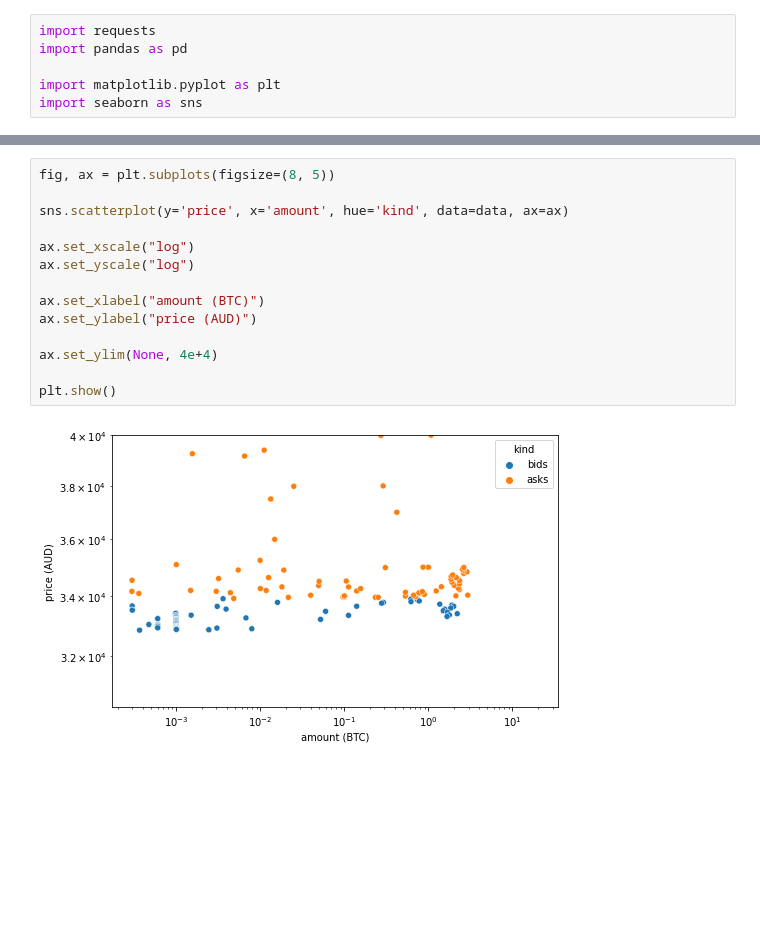
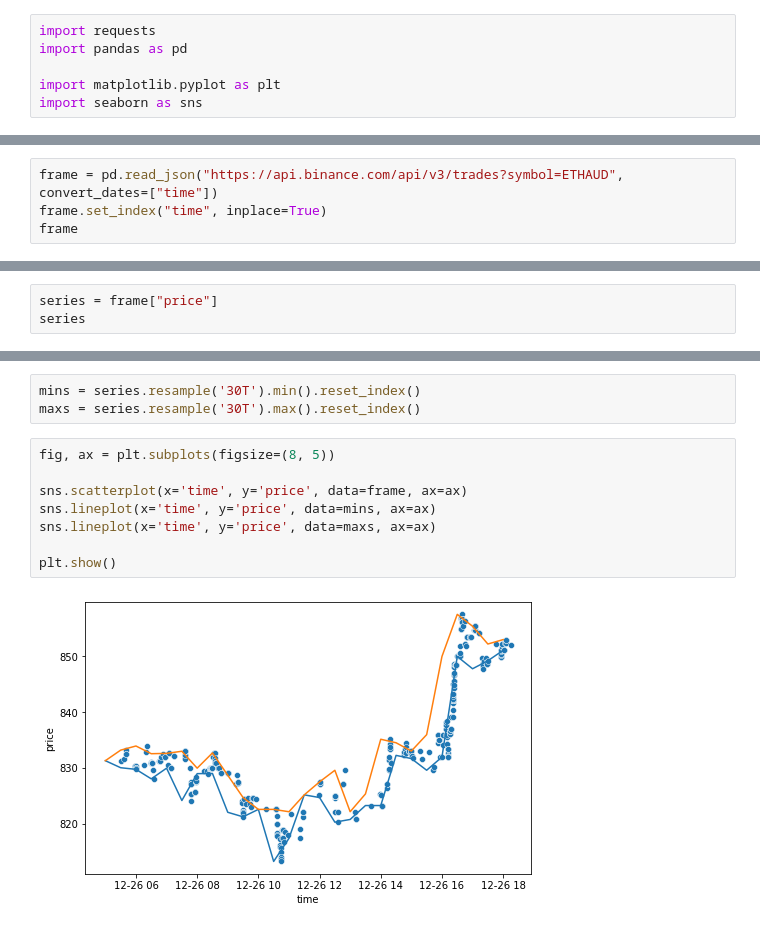
Before and after one commit to ltiao/machine-learning-pearls, a Jupyter notebook: scratch/binance api.ipynb, the cells around one changed output, grey strips where cells are left out. Saved outputs shown, nothing was run; the diff lists cells and outputs as text; blank space fills up the shorter version.

Commit message:
trades data

```diff
--- a/scratch/binance api.ipynb
+++ b/scratch/binance api.ipynb
@@ -55,0 +29,4 @@ data.groupby("kind").min()
+# %%
+frame = pd.read_json("https://api.binance.com/api/v3/trades?symbol=ETHAUD", convert_dates=["time"])
+frame.set_index("time", inplace=True)
+frame
@@ -55,0 +65,3 @@ data.groupby("kind").min()
+# %%
+series = frame["price"]
+series
@@ -56,16 +98,13 @@ data.groupby("kind").min()
+# %%
+mins = series.resample('30T').min().reset_index()
+maxs = series.resample('30T').max().reset_index()
 # %%
 fig, ax = plt.subplots(figsize=(8, 5))
 
-sns.scatterplot(y='price', x='amount', hue='kind', data=data, ax=ax)
-
-ax.set_xscale("log")
-ax.set_yscale("log")
-
-ax.set_xlabel("amount (BTC)")
-ax.set_ylabel("price (AUD)")
-
-ax.set_ylim(None, 4e+4)
+sns.scatterplot(x='time', y='price', data=frame, ax=ax)
+sns.lineplot(x='time', y='price', data=mins, ax=ax)
+sns.lineplot(x='time', y='price', data=maxs, ax=ax)
 
 plt.show()
 # %% [output]
-[figure, old version]
+[figure, new version]
```
Also changed, not shown: parts of 12 cells of this notebook, 2 other files.
